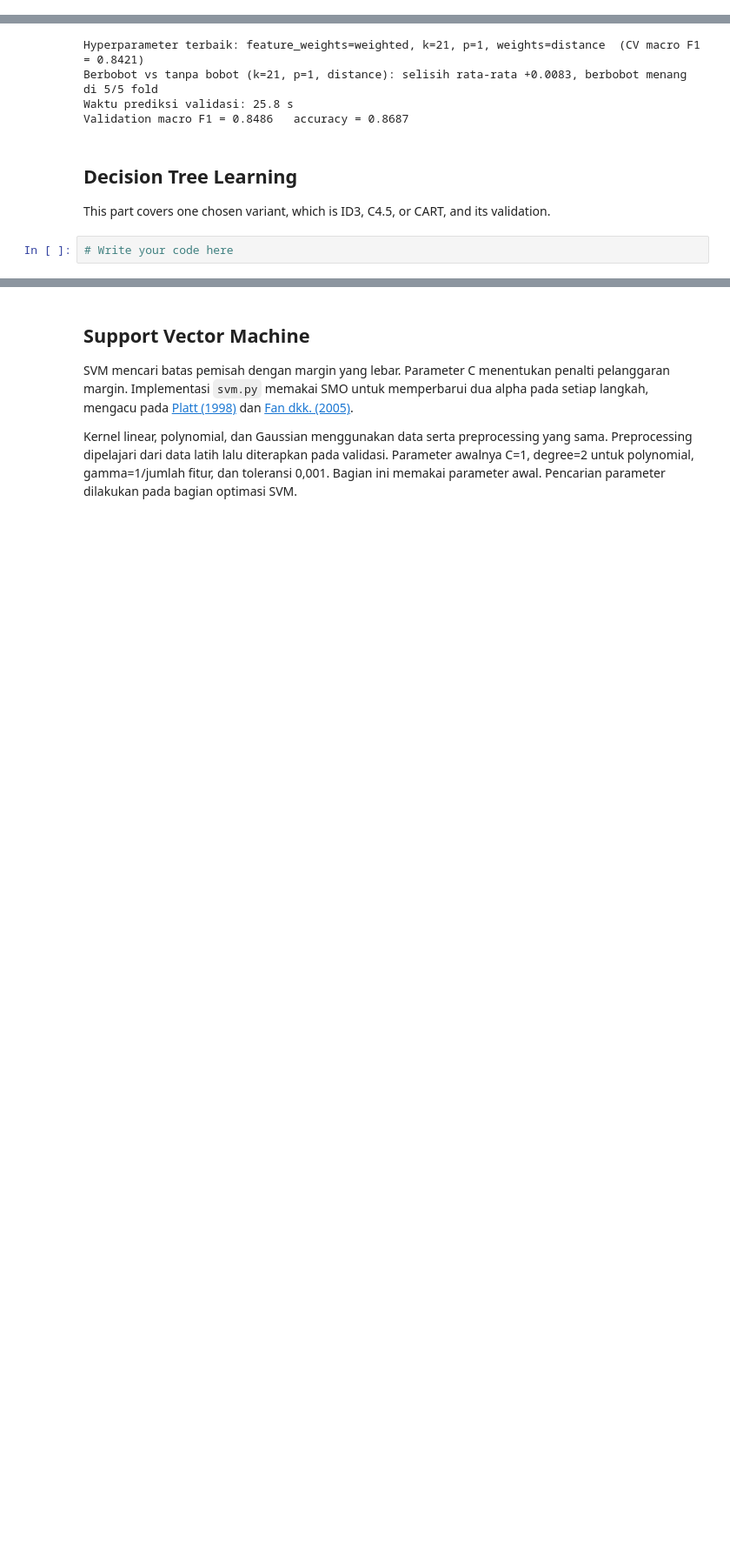
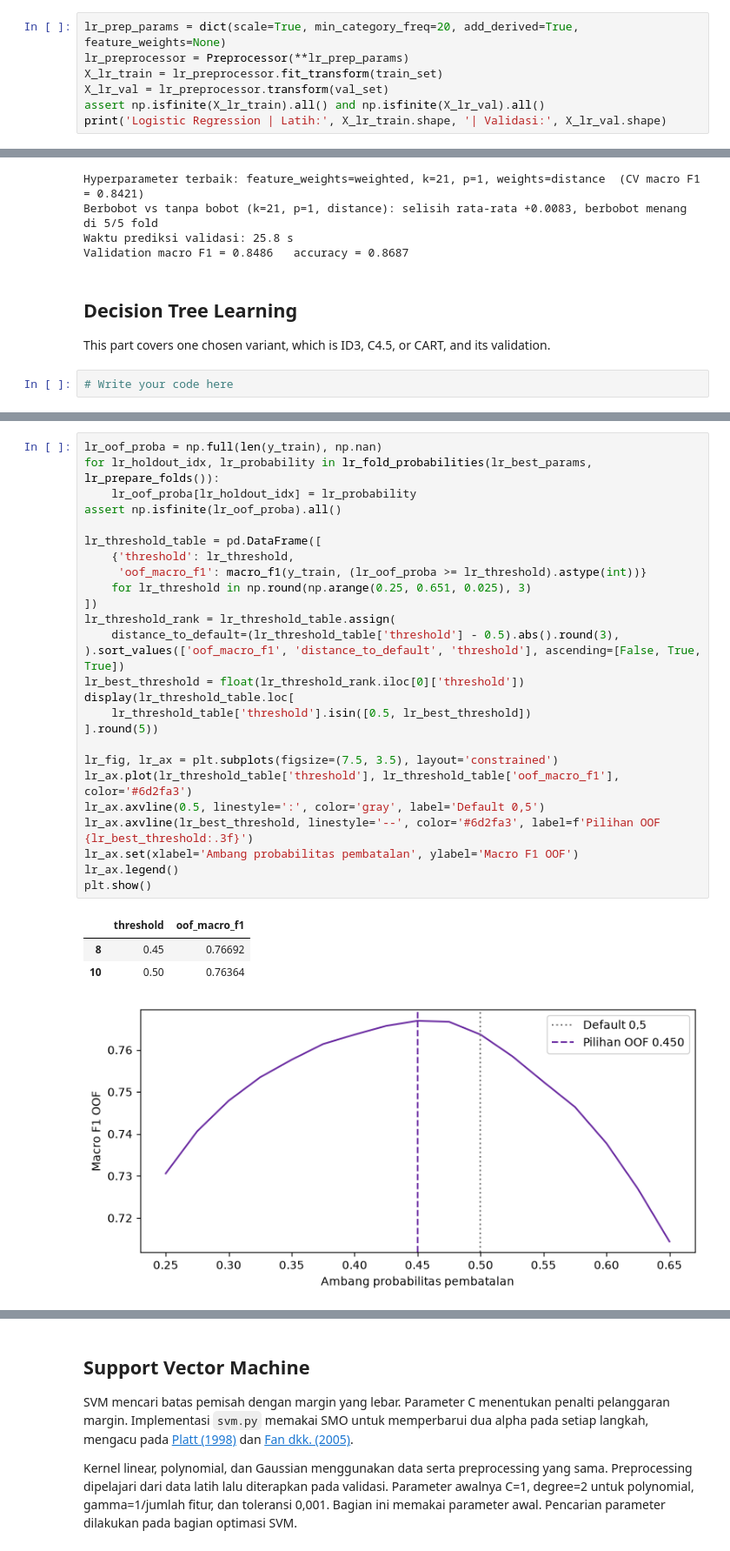
Before and after one commit to zizadhrmaa/IF3170_G25_IMKSIAI, a Jupyter notebook: src/Notebook_Tugas_Besar_2_IF3170_Inteligensi_Artifisial_2026_2027.ipynb, the cells around one changed output, grey strips where cells are left out. Shown at 87% size. Saved outputs shown, nothing was run; the diff lists cells and outputs as text; blank space fills up the shorter version.

```diff
--- a/src/Notebook_Tugas_Besar_2_IF3170_Inteligensi_Artifisial_2026_2027.ipynb
+++ b/src/Notebook_Tugas_Besar_2_IF3170_Inteligensi_Artifisial_2026_2027.ipynb
@@ -571,0 +577,7 @@ NaN tersisa: 0 0
+# %%
+lr_prep_params = dict(scale=True, min_category_freq=20, add_derived=True, feature_weights=None)
+lr_preprocessor = Preprocessor(**lr_prep_params)
+X_lr_train = lr_preprocessor.fit_transform(train_set)
+X_lr_val = lr_preprocessor.transform(val_set)
+assert np.isfinite(X_lr_train).all() and np.isfinite(X_lr_val).all()
+print('Logistic Regression | Latih:', X_lr_train.shape, '| Validasi:', X_lr_val.shape)
@@ -683,0 +841,31 @@ This part covers the model with L1, L2, and Elastic Net regularization.
+# %%
+lr_oof_proba = np.full(len(y_train), np.nan)
+for lr_holdout_idx, lr_probability in lr_fold_probabilities(lr_best_params, lr_prepare_folds()):
+    lr_oof_proba[lr_holdout_idx] = lr_probability
+assert np.isfinite(lr_oof_proba).all()
+
+lr_threshold_table = pd.DataFrame([
+    {'threshold': lr_threshold,
+     'oof_macro_f1': macro_f1(y_train, (lr_oof_proba >= lr_threshold).astype(int))}
+    for lr_threshold in np.round(np.arange(0.25, 0.651, 0.025), 3)
+])
+lr_threshold_rank = lr_threshold_table.assign(
+    distance_to_default=(lr_threshold_table['threshold'] - 0.5).abs().round(3),
+).sort_values(['oof_macro_f1', 'distance_to_default', 'threshold'], ascending=[False, True, True])
+lr_best_threshold = float(lr_threshold_rank.iloc[0]['threshold'])
+display(lr_threshold_table.loc[
+    lr_threshold_table['threshold'].isin([0.5, lr_best_threshold])
+].round(5))
+
+lr_fig, lr_ax = plt.subplots(figsize=(7.5, 3.5), layout='constrained')
+lr_ax.plot(lr_threshold_table['threshold'], lr_threshold_table['oof_macro_f1'], color='#6d2fa3')
+lr_ax.axvline(0.5, linestyle=':', color='gray', label='Default 0,5')
+lr_ax.axvline(lr_best_threshold, linestyle='--', color='#6d2fa3', label=f'Pilihan OOF {lr_best_threshold:.3f}')
+lr_ax.set(xlabel='Ambang probabilitas pembatalan', ylabel='Macro F1 OOF')
+lr_ax.legend()
+plt.show()
+# %% [output]
+|  | threshold | oof_macro_f1 |
+| 8 | 0.45 | 0.76692 |
+| 10 | 0.50 | 0.76364 |
+[figure, added]
```
Also changed, not shown: parts of 24 cells of this notebook, 1 other file.
